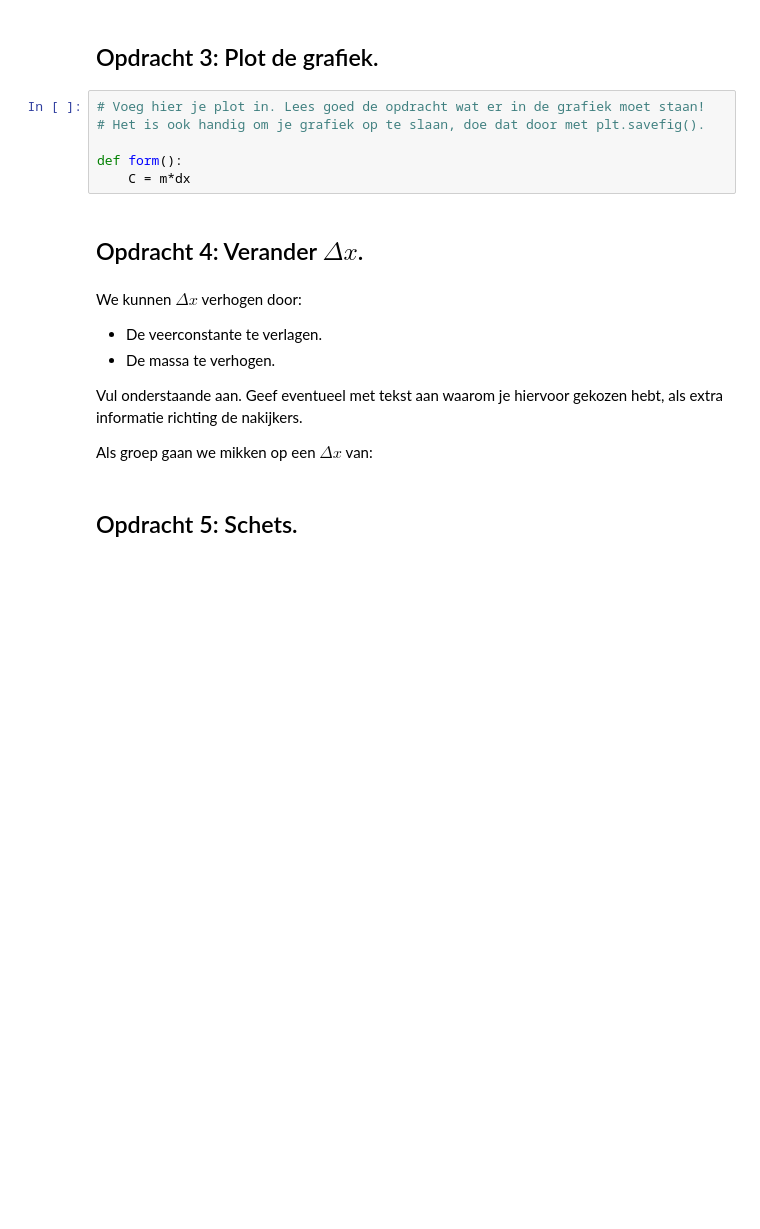
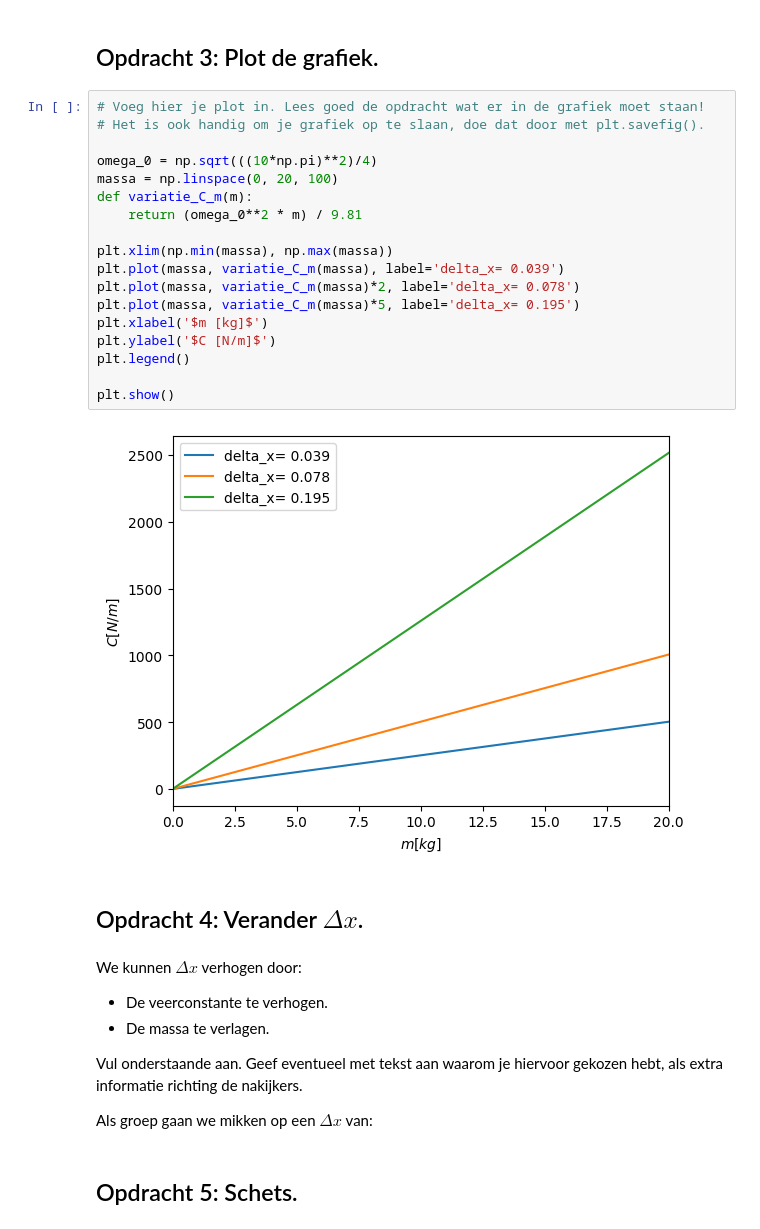
Before and after one commit to HugoRuttenTU/opdrachten-DEF-D, a Jupyter notebook: FysiekeOntwerpopdrachten/5MaakEenOpstellingTrillingsvrij/Ontwerpopdracht5MaakEenOpstellingTrillingsvrijInvulTemplate.ipynb, the cells around one changed output. Saved outputs shown, nothing was run; the diff lists cells and outputs as text; blank space fills up the shorter version.

```diff
--- a/FysiekeOntwerpopdrachten/5MaakEenOpstellingTrillingsvrij/Ontwerpopdracht5MaakEenOpstellingTrillingsvrijInvulTemplate.ipynb
+++ b/FysiekeOntwerpopdrachten/5MaakEenOpstellingTrillingsvrij/Ontwerpopdracht5MaakEenOpstellingTrillingsvrijInvulTemplate.ipynb
@@ -81,16 +81,30 @@ De minimale dx = 0.039758432461253344 m
 # %%
 # Voeg hier je plot in. Lees goed de opdracht wat er in de grafiek moet staan!
 # Het is ook handig om je grafiek op te slaan, doe dat door met plt.savefig().
 
-def form():
-    C = m*dx
+omega_0 = np.sqrt(((10*np.pi)**2)/4)
+massa = np.linspace(0, 20, 100)
+def variatie_C_m(m):
+    return (omega_0**2 * m) / 9.81
+
+plt.xlim(np.min(massa), np.max(massa))
+plt.plot(massa, variatie_C_m(massa), label='delta_x= 0.039')
+plt.plot(massa, variatie_C_m(massa)*2, label='delta_x= 0.078')
+plt.plot(massa, variatie_C_m(massa)*5, label='delta_x= 0.195')
+plt.xlabel('$m [kg]$')
+plt.ylabel('$C [N/m]$')
+plt.legend()
+
+plt.show()
+# %% [output]
+[figure, added]
 # %% [markdown]
 ## Opdracht 4: Verander $\Delta x$.
 # %% [markdown]
 We kunnen $\Delta x$ verhogen door:
 
-- De veerconstante te verlagen.
-- De massa te verhogen.
+- De veerconstante te verhogen.
+- De massa te verlagen.
 
 Vul onderstaande aan. Geef eventueel met tekst aan waarom je hiervoor gekozen hebt, als extra informatie richting de nakijkers.
 
```
Also changed, not shown: parts of 1 cell of this notebook.
